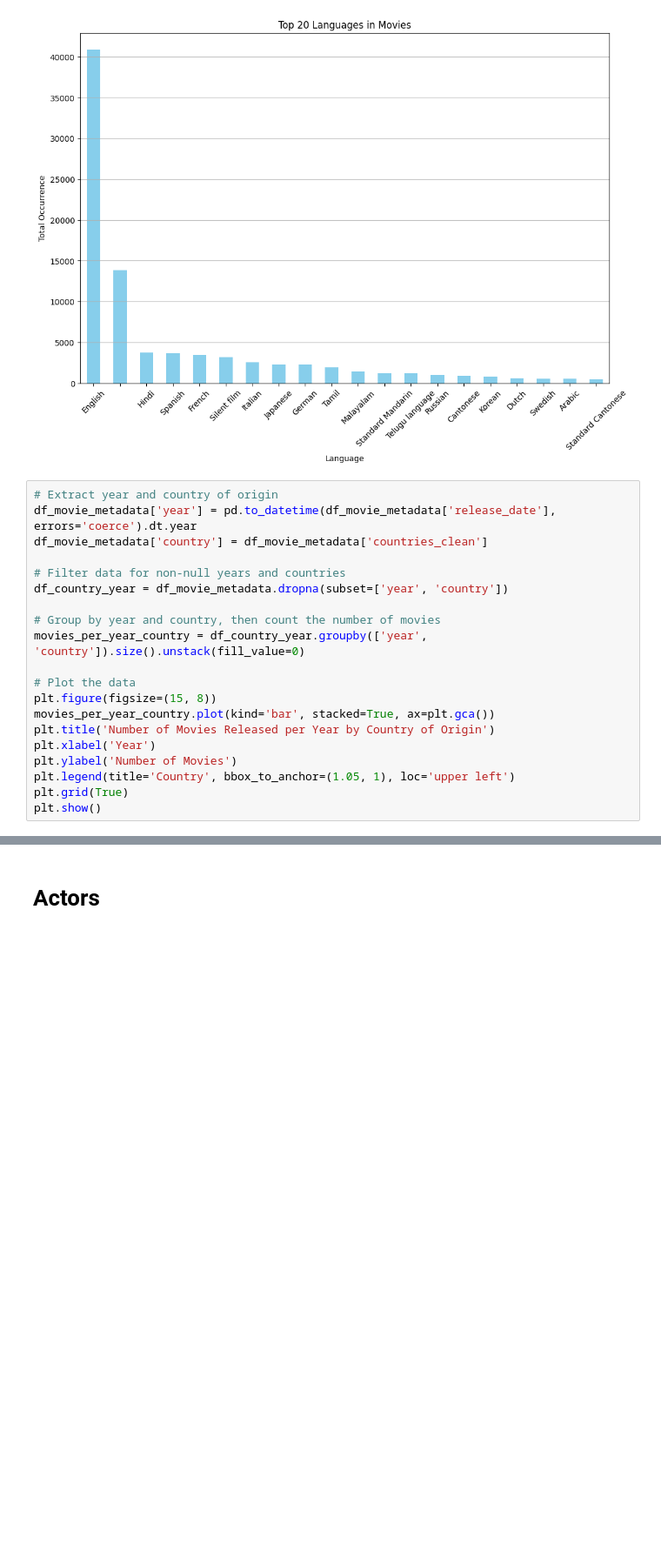
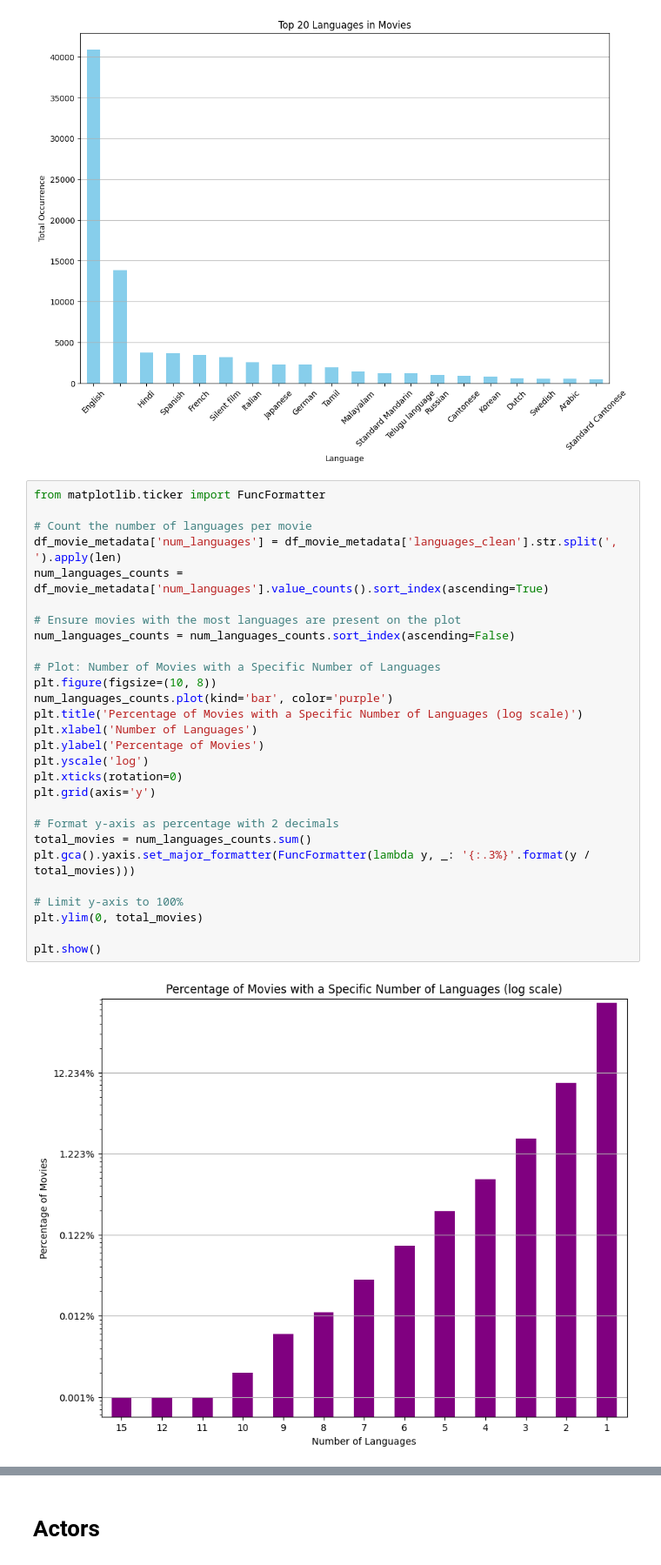
Before and after one commit to epfl-ada/ada-2024-project-spaghetti-raclette-tangyuan-horizon-nexus, a Jupyter notebook: Analysis/descriptive_statistics.ipynb, the cells around one changed output, grey strips where cells are left out. Shown at 87% size. Saved outputs shown, nothing was run; the diff lists cells and outputs as text; blank space fills up the shorter version.

```diff
--- a/Analysis/descriptive_statistics.ipynb
+++ b/Analysis/descriptive_statistics.ipynb
@@ -126,23 +128,33 @@ plt.grid(axis='y')
 plt.show()
 # %% [output]
 [figure]
-# %%
-# Extract year and country of origin
-df_movie_metadata['year'] = pd.to_datetime(df_movie_metadata['release_date'], errors='coerce').dt.year
-df_movie_metadata['country'] = df_movie_metadata['countries_clean']
-
-# Filter data for non-null years and countries
-df_country_year = df_movie_metadata.dropna(subset=['year', 'country'])
-
-# Group by year and country, then count the number of movies
-movies_per_year_country = df_country_year.groupby(['year', 'country']).size().unstack(fill_value=0)
-
-# Plot the data
-plt.figure(figsize=(15, 8))
-movies_per_year_country.plot(kind='bar', stacked=True, ax=plt.gca())
-plt.title('Number of Movies Released per Year by Country of Origin')
-plt.xlabel('Year')
-plt.ylabel('Number of Movies')
-plt.legend(title='Country', bbox_to_anchor=(1.05, 1), loc='upper left')
-plt.grid(True)
-plt.show()
+# %%
+from matplotlib.ticker import FuncFormatter
+
+# Count the number of languages per movie
+df_movie_metadata['num_languages'] = df_movie_metadata['languages_clean'].str.split(', ').apply(len)
+num_languages_counts = df_movie_metadata['num_languages'].value_counts().sort_index(ascending=True)
+
+# Ensure movies with the most languages are present on the plot
+num_languages_counts = num_languages_counts.sort_index(ascending=False)
+
+# Plot: Number of Movies with a Specific Number of Languages
+plt.figure(figsize=(10, 8))
+num_languages_counts.plot(kind='bar', color='purple')
+plt.title('Percentage of Movies with a Specific Number of Languages (log scale)')
+plt.xlabel('Number of Languages')
+plt.ylabel('Percentage of Movies')
+plt.yscale('log')
+plt.xticks(rotation=0)
+plt.grid(axis='y')
+
+# Format y-axis as percentage with 2 decimals
+total_movies = num_languages_counts.sum()
+plt.gca().yaxis.set_major_formatter(FuncFormatter(lambda y, _: '{:.3%}'.format(y / total_movies)))
+
+# Limit y-axis to 100%
+plt.ylim(0, total_movies)
+
+plt.show()
+# %% [output]
+[figure, added]
```
Also changed, not shown: parts of 6 cells of this notebook.
